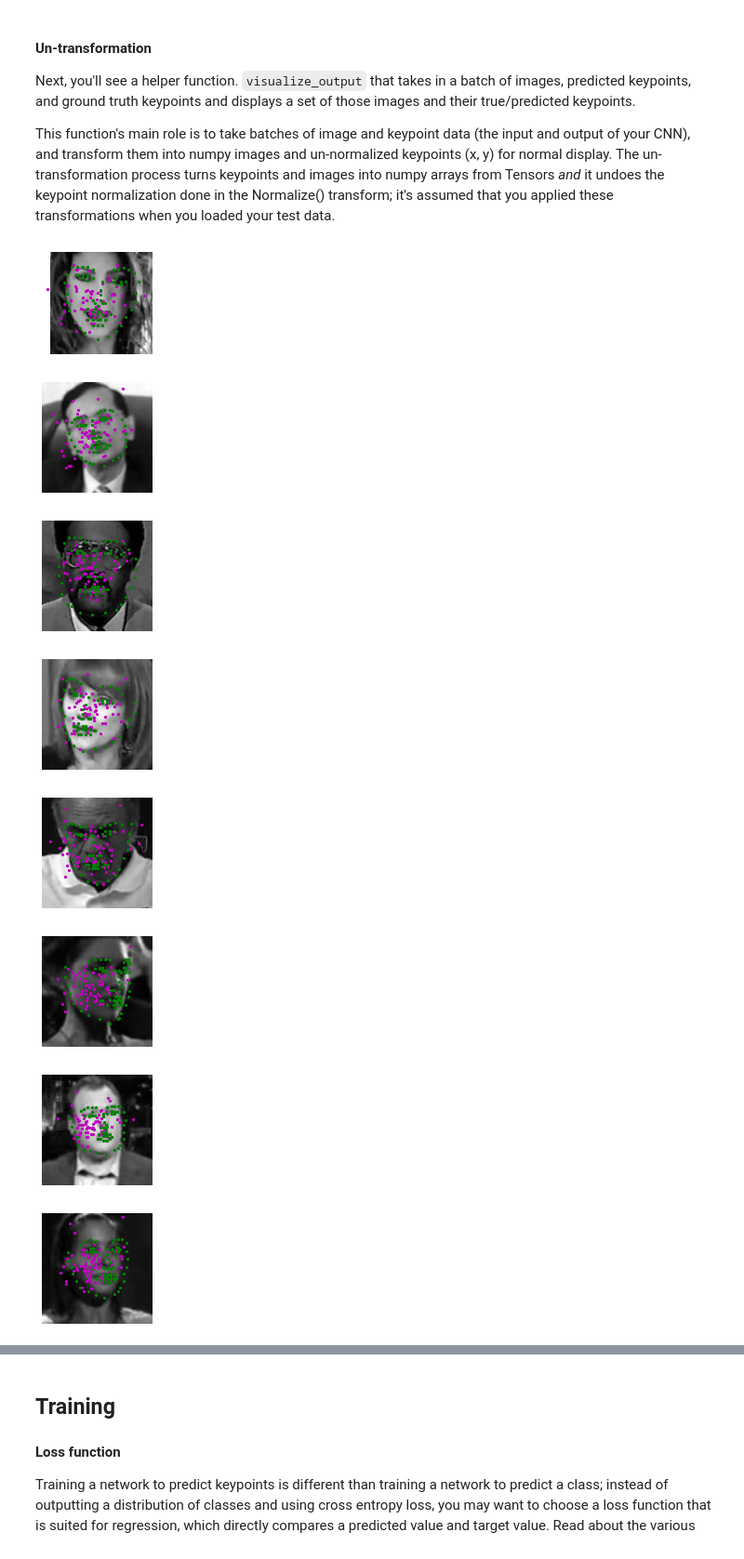
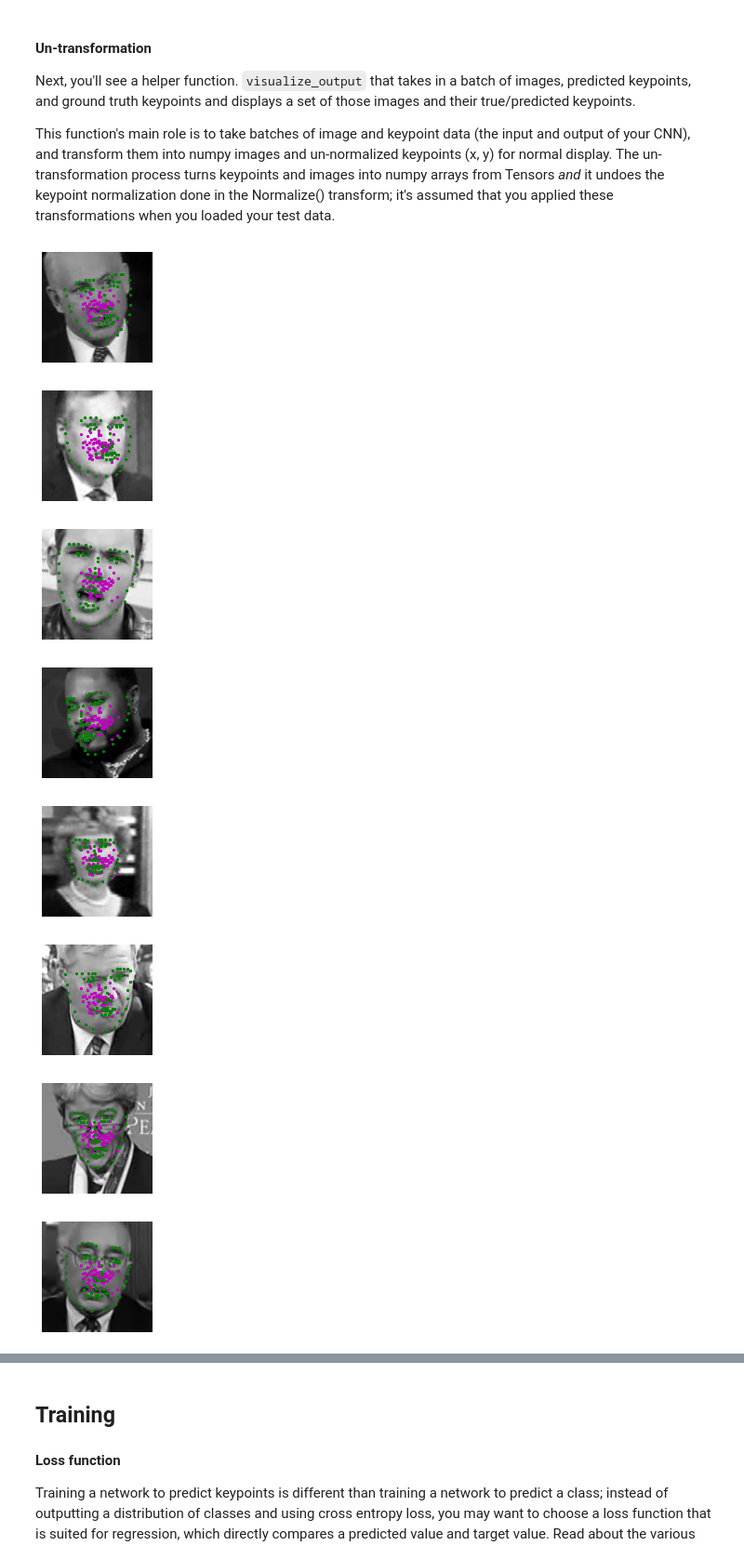
Before and after one commit to wronaq/FacialKeypointDetection, a Jupyter notebook: 2. Define the Network Architecture.ipynb, the cells around one changed output, grey strips where cells are left out. Shown at 93% size. Drawn from its saved outputs; the diff is of its cells as text; code cells hidden in the pictures.

```diff
--- a/2. Define the Network Architecture.ipynb
+++ b/2. Define the Network Architecture.ipynb
@@ -190,13 +174,13 @@ assert(data_transform is not None), 'Define a data_transform'
 # create the transformed dataset
 transformed_dataset = FacialKeypointsDataset(csv_file='data/training_frames_keypoints.csv',
                                              root_dir='data/training/',
-                                             transform=data_transform)
+                                             transform=train_transform)
 
 
 print('Number of images: ', len(transformed_dataset))
 
 # iterate through the transformed dataset and print some stats about the first few samples
-for i in range(4):
+for i in range(3):
     sample = transformed_dataset[i]
     print(i, sample['image'].size(), sample['keypoints'].size())
 # %% [output]
@@ -236,11 +219,10 @@ To visualize this test data, we have to go through some un-transformation steps
 # load in the test data, using the dataset class
 # AND apply the data_transform you defined above
 
-# create the test dataset
-valid_dataset = FacialKeypointsDataset(csv_file='data/validation_frames_keypoints.csv',
-                                             root_dir='data/validation/',
-                                             transform=data_transform)
+validation_dataset = FacialKeypointsDataset(csv_file='data/test_frames_keypoints.csv',
+                                            root_dir='data/test/',
+                                            transform=validation_transform)
 
-test_dataset = FacialKeypointsDataset(csv_file='data/test_frames_keypoints.csv',
-                                             root_dir='data/test/',
-                                             transform=data_transform)
+for i in range(3):
+    sample = validation_dataset[i]
+    print(i, sample['image'].size(), sample['keypoints'].size())
@@ -247,16 +233,11 @@ test_dataset = FacialKeypointsDataset(csv_file='data/test_frames_keypoints.csv',
 # %%
 # load test data in batches
-batch_size = 128
+batch_size = 64
 
-valid_loader = DataLoader(valid_dataset,
+valid_loader = DataLoader(validation_dataset,
                           batch_size=batch_size,
                           shuffle=True,
                           num_workers=0)
-
-test_loader = DataLoader(test_dataset,
-                          batch_size=batch_size,
-                          shuffle=True,
-                          num_workers=0)
 # %% [markdown]
 ## Apply the model on a test sample
 
@@ -330,46 +312,46 @@ Next, you'll see a helper function. `visualize_output` that takes in a batch of
 
 This function's main role is to take batches of image and keypoint data (the input and output of your CNN), and transform them into numpy images and un-normalized keypoints (x, y) for normal display. The un-transformation process turns keypoints and images into numpy arrays from Tensors *and* it undoes the keypoint normalization done in the Normalize() transform; it's assumed that you applied these transformations when you loaded your test data.
 # %%
-# visualize the output
-# by default this shows a batch of 10 images
+# visualize the output (validation image
+# by default this shows a batch of 8 images
 def visualize_output(valid_images, valid_outputs, gt_pts=None, batch_size=8):
 
     for i in range(batch_size):
         plt.figure(figsize=(20,10))
         ax = plt.subplot(1, batch_size, i+1)
 
         # un-transform the image data
         image = valid_images[i].data   # get the image from it's Variable wrapper
         image = image.cpu().numpy()   # convert to numpy array from a Tensor
         image = np.transpose(image, (1, 2, 0))   # transpose to go from torch to numpy image
 
         # un-transform the predicted key_pts data
         predicted_key_pts = valid_outputs[i].data
         predicted_key_pts = predicted_key_pts.cpu().numpy()
         # undo normalization of keypoints
-        predicted_key_pts = predicted_key_pts*50.0+100
+        predicted_key_pts = predicted_key_pts*(image.shape[0]/4)+(image.shape[0]/2)
 
         # plot ground truth points for comparison, if they exist
         ground_truth_pts = None
         if gt_pts is not None:
             ground_truth_pts = gt_pts[i]
-            ground_truth_pts = ground_truth_pts*50.0+100
+            ground_truth_pts = ground_truth_pts*(image.shape[0]/4)+(image.shape[0]/2)
 
         # call show_all_keypoints
         show_all_keypoints(np.squeeze(image), predicted_key_pts, ground_truth_pts)
 
         plt.axis('off')
 
     plt.show()
 
 # call it
 visualize_output(valid_images, valid_outputs, gt_pts)
 # %% [output]
-[figure, old version]
+[figure, new version]
-[figure, old version]
+[figure, new version]
-[figure, old version]
+[figure, new version]
-[figure, old version]
+[figure, new version]
-[figure, old version]
+[figure, new version]
-[figure, old version]
+[figure, new version]
-[figure, old version]
+[figure, new version]
-[figure, old version]
+[figure, new version]
```
Also changed, not shown: parts of 24 cells of this notebook, 1 other file.
